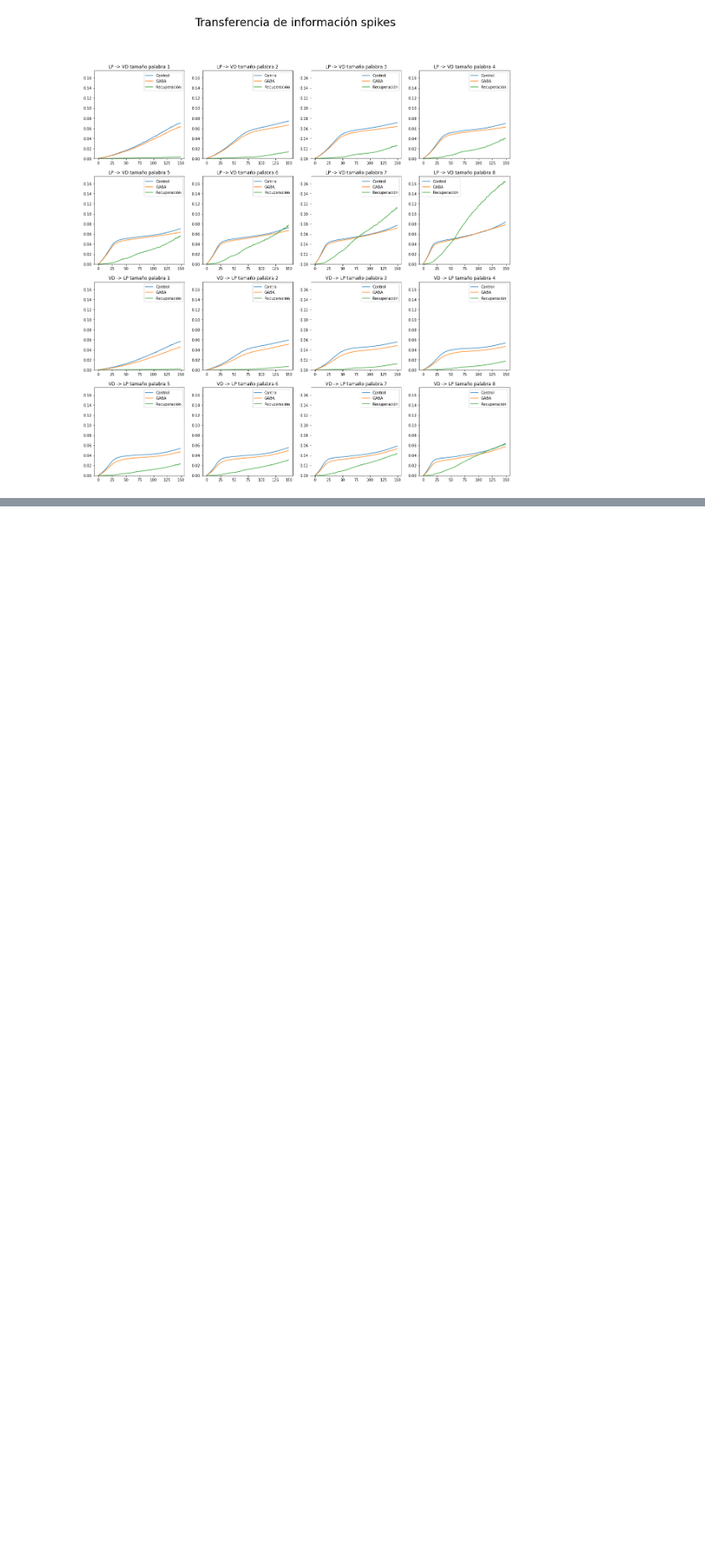
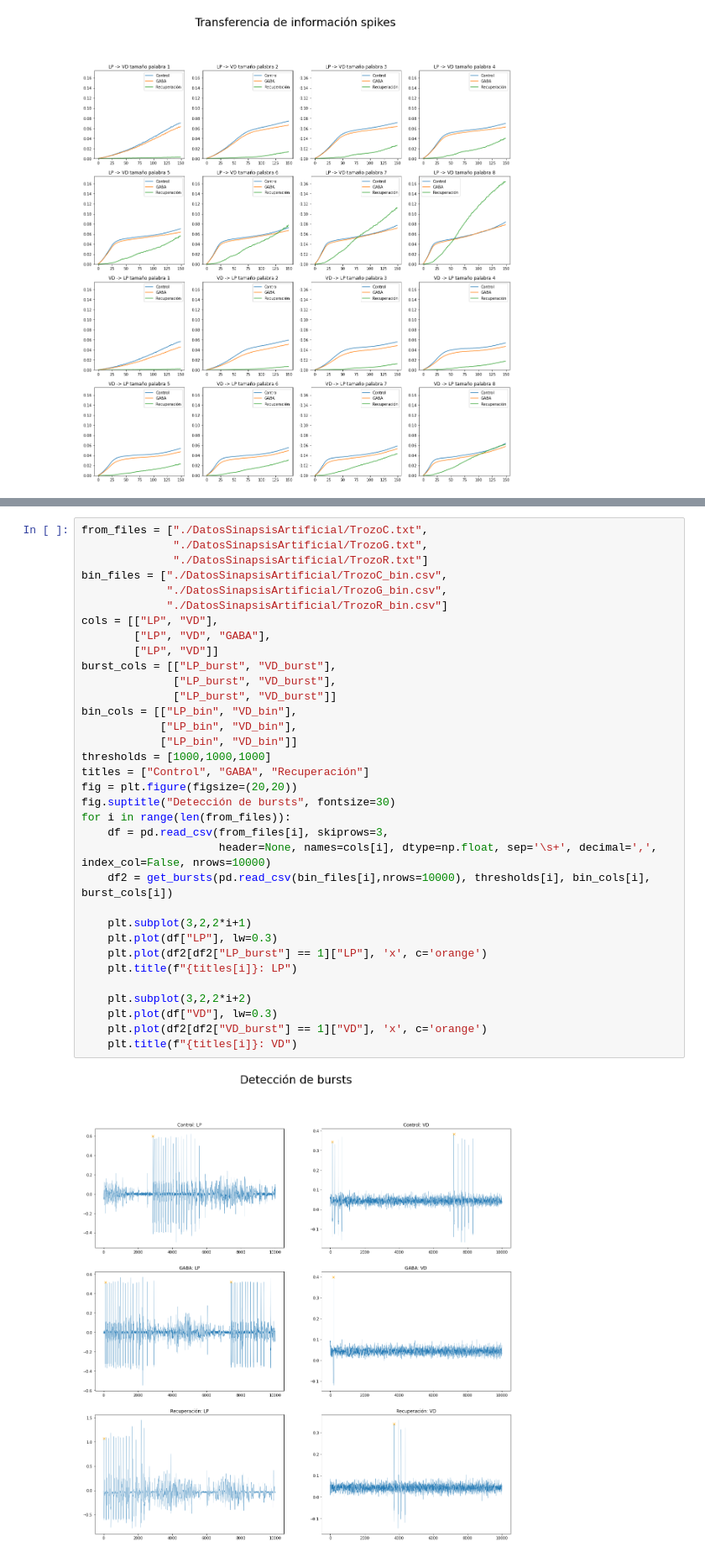
Before and after one commit to OscarGB/MUCD-TI, a Jupyter notebook: TI_practica.ipynb, the cells around one changed output, grey strips where cells are left out. Shown at 84% size. Drawn from its saved outputs; the diff is of its cells as text; blank space fills up the shorter version.

```diff
--- a/TI_practica.ipynb
+++ b/TI_practica.ipynb
@@ -457,0 +392,36 @@ for w in range(1,9):
+# %%
+from_files = ["./DatosSinapsisArtificial/TrozoC.txt",
+              "./DatosSinapsisArtificial/TrozoG.txt",
+              "./DatosSinapsisArtificial/TrozoR.txt"]
+bin_files = ["./DatosSinapsisArtificial/TrozoC_bin.csv",
+             "./DatosSinapsisArtificial/TrozoG_bin.csv",
+             "./DatosSinapsisArtificial/TrozoR_bin.csv"]
+cols = [["LP", "VD"],
+        ["LP", "VD", "GABA"],
+        ["LP", "VD"]]
+burst_cols = [["LP_burst", "VD_burst"],
+              ["LP_burst", "VD_burst"],
+              ["LP_burst", "VD_burst"]]
+bin_cols = [["LP_bin", "VD_bin"],
+            ["LP_bin", "VD_bin"],
+            ["LP_bin", "VD_bin"]]
+thresholds = [1000,1000,1000]
+titles = ["Control", "GABA", "Recuperación"]
+fig = plt.figure(figsize=(20,20))
+fig.suptitle("Detección de bursts", fontsize=30)
+for i in range(len(from_files)):
+    df = pd.read_csv(from_files[i], skiprows=3,
+                     header=None, names=cols[i], dtype=np.float, sep='\s+', decimal=',', index_col=False, nrows=10000)
+    df2 = get_bursts(pd.read_csv(bin_files[i],nrows=10000), thresholds[i], bin_cols[i], burst_cols[i])
+
+    plt.subplot(3,2,2*i+1)
+    plt.plot(df["LP"], lw=0.3)
+    plt.plot(df2[df2["LP_burst"] == 1]["LP"], 'x', c='orange')
+    plt.title(f"{titles[i]}: LP")
+
+    plt.subplot(3,2,2*i+2)
+    plt.plot(df["VD"], lw=0.3)
+    plt.plot(df2[df2["VD_burst"] == 1]["VD"], 'x', c='orange')
+    plt.title(f"{titles[i]}: VD")
+# %% [output]
+[figure, added]
```
Also changed, not shown: parts of 56 cells of this notebook.
